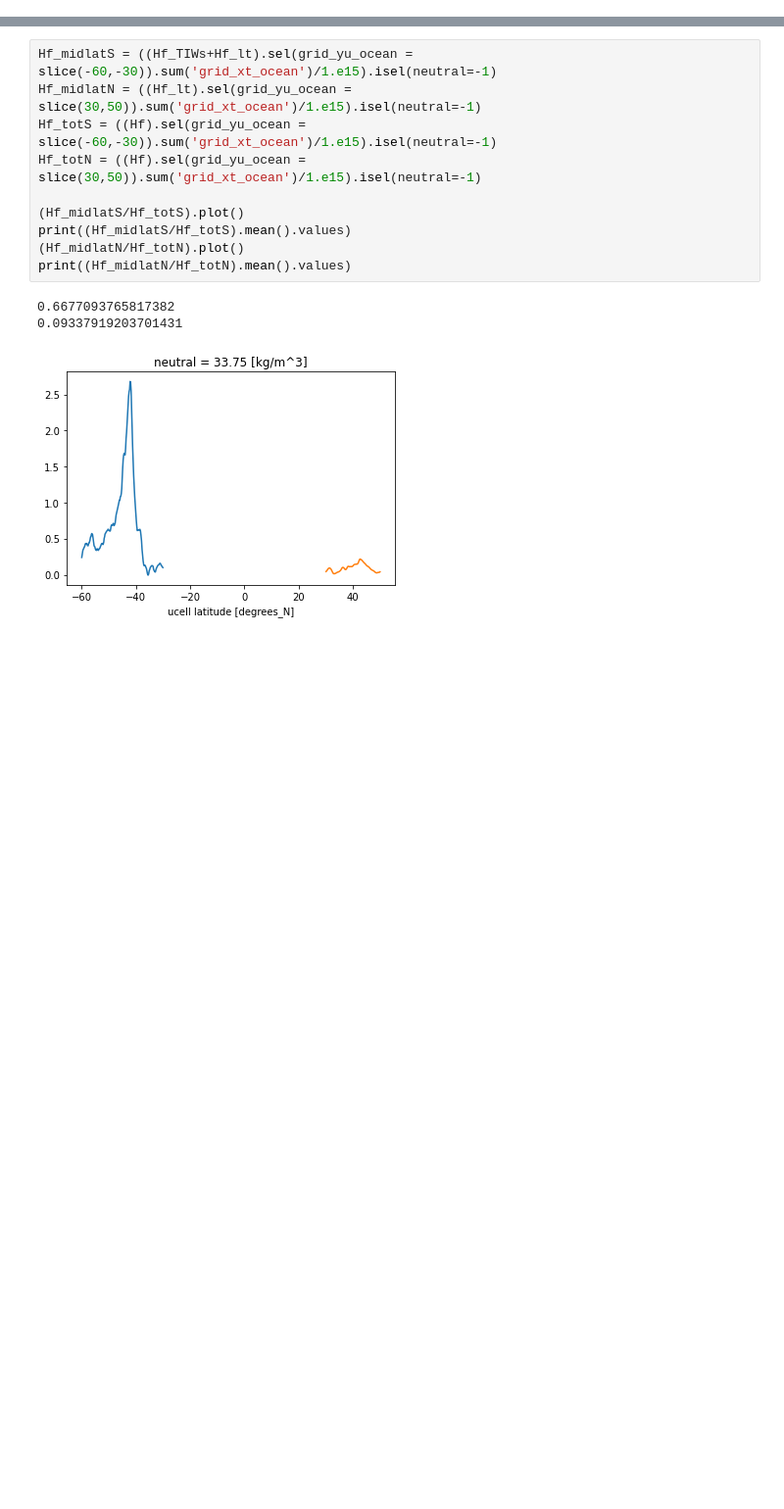
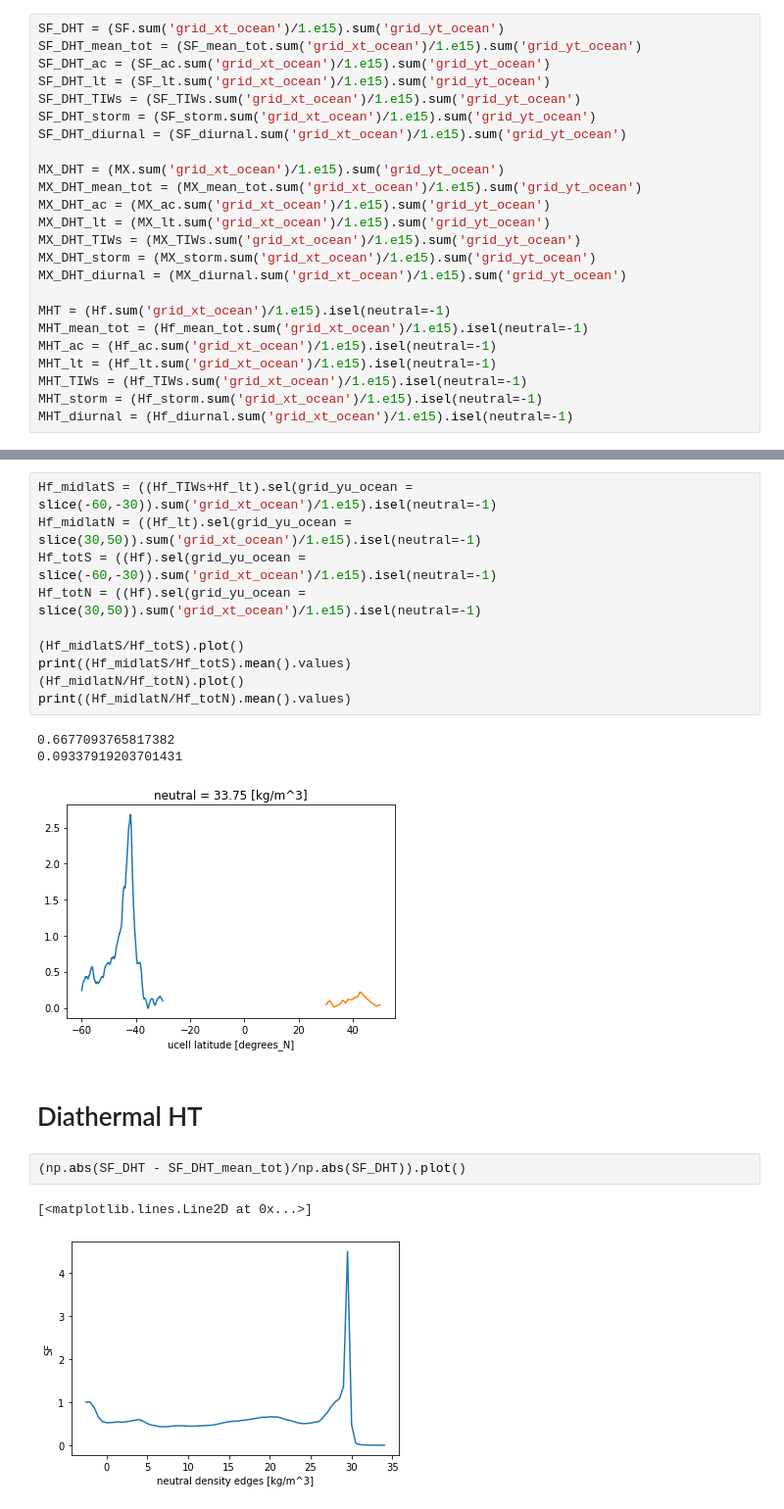
Before and after one commit to claireyung/Eddy_Diathermal_Code, a Jupyter notebook: Some_regional_numbers.ipynb, the cells around one changed output, grey strips where cells are left out. Shown at 98% size. Cells and saved outputs as stored; diff of their text form; blank space fills up the shorter version.

```diff
--- a/Some_regional_numbers.ipynb
+++ b/Some_regional_numbers.ipynb
@@ -136,6 +136,30 @@ Hf_lt = -Cp*rho0*dT*gridwm.cumsum((Twomo_mean_10year_means - sc_Twomo_mean_10yea
 Hf_TIWs = -Cp*rho0*dT*gridwm.cumsum((Tenday_mean_10year_means - Twomo_mean_10year_means).Psi,'T',boundary="fill", fill_value=0)
 Hf_storm = -Cp*rho0*dT*gridwm.cumsum((Oneday_mean_10year_means- Tenday_mean_10year_means).Psi,'T',boundary="fill", fill_value=0)
 Hf_diurnal = -Cp*rho0*dT*gridwm.cumsum((True_10year_means-Oneday_mean_10year_means).Psi,'T',boundary="fill", fill_value=0)
+# %%
+SF_DHT = (SF.sum('grid_xt_ocean')/1.e15).sum('grid_yt_ocean')
+SF_DHT_mean_tot = (SF_mean_tot.sum('grid_xt_ocean')/1.e15).sum('grid_yt_ocean')
+SF_DHT_ac = (SF_ac.sum('grid_xt_ocean')/1.e15).sum('grid_yt_ocean')
+SF_DHT_lt = (SF_lt.sum('grid_xt_ocean')/1.e15).sum('grid_yt_ocean')
+SF_DHT_TIWs = (SF_TIWs.sum('grid_xt_ocean')/1.e15).sum('grid_yt_ocean')
+SF_DHT_storm = (SF_storm.sum('grid_xt_ocean')/1.e15).sum('grid_yt_ocean')
+SF_DHT_diurnal = (SF_diurnal.sum('grid_xt_ocean')/1.e15).sum('grid_yt_ocean')
+
+MX_DHT = (MX.sum('grid_xt_ocean')/1.e15).sum('grid_yt_ocean')
+MX_DHT_mean_tot = (MX_mean_tot.sum('grid_xt_ocean')/1.e15).sum('grid_yt_ocean')
+MX_DHT_ac = (MX_ac.sum('grid_xt_ocean')/1.e15).sum('grid_yt_ocean')
+MX_DHT_lt = (MX_lt.sum('grid_xt_ocean')/1.e15).sum('grid_yt_ocean')
+MX_DHT_TIWs = (MX_TIWs.sum('grid_xt_ocean')/1.e15).sum('grid_yt_ocean')
+MX_DHT_storm = (MX_storm.sum('grid_xt_ocean')/1.e15).sum('grid_yt_ocean')
+MX_DHT_diurnal = (MX_diurnal.sum('grid_xt_ocean')/1.e15).sum('grid_yt_ocean')
+
+MHT = (Hf.sum('grid_xt_ocean')/1.e15).isel(neutral=-1)
+MHT_mean_tot = (Hf_mean_tot.sum('grid_xt_ocean')/1.e15).isel(neutral=-1)
+MHT_ac = (Hf_ac.sum('grid_xt_ocean')/1.e15).isel(neutral=-1)
+MHT_lt = (Hf_lt.sum('grid_xt_ocean')/1.e15).isel(neutral=-1)
+MHT_TIWs = (Hf_TIWs.sum('grid_xt_ocean')/1.e15).isel(neutral=-1)
+MHT_storm = (Hf_storm.sum('grid_xt_ocean')/1.e15).isel(neutral=-1)
+MHT_diurnal = (Hf_diurnal.sum('grid_xt_ocean')/1.e15).isel(neutral=-1)
 # %% [markdown]
 1. **Find contribution of Gulf Stream and Kuroshio to 2 months -- 10 years timescale HT**
 
@@ -338,3 +362,10 @@ print((Hf_midlatN/Hf_totN).mean().values)
 0.6677093765817382
 0.09337919203701431
 [figure]
+# %% [markdown]
+# Diathermal HT
+# %%
+(np.abs(SF_DHT - SF_DHT_mean_tot)/np.abs(SF_DHT)).plot()
+# %% [output]
+[<matplotlib.lines.Line2D at 0x...>]
+[figure, added]
```
Also changed, not shown: parts of 7 cells of this notebook.
